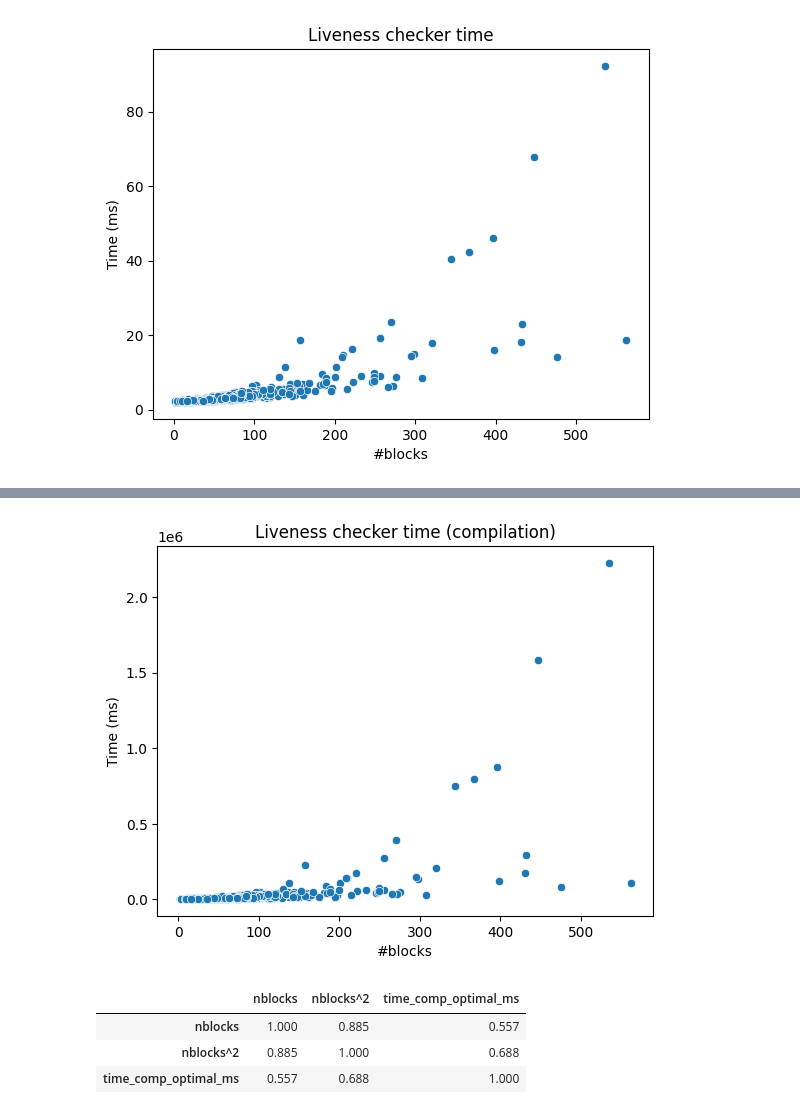
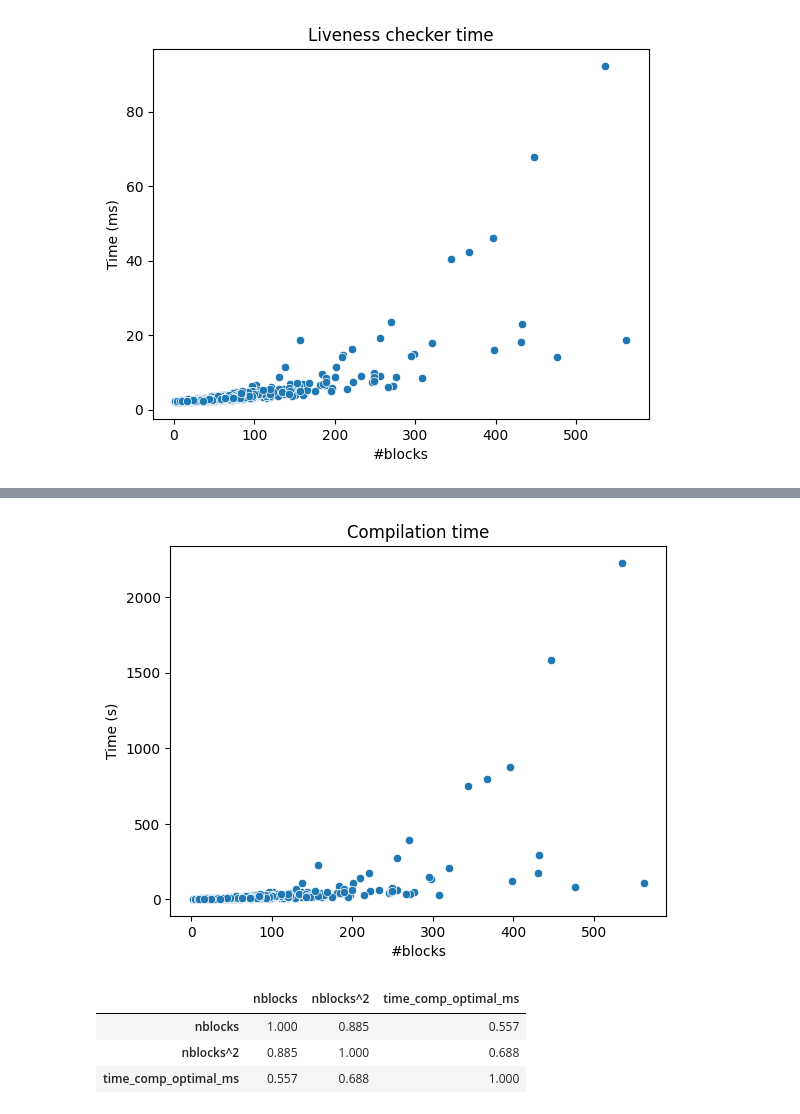
Before and after one commit to costa-group/foryu, a Jupyter notebook: benchmark/times.ipynb, the cells around one changed output, grey strips where cells are left out. Saved outputs shown, nothing was run; the diff lists cells and outputs as text; code cells hidden in the pictures.

```diff
--- a/benchmark/times.ipynb
+++ b/benchmark/times.ipynb
@@ -141,0 +188,13 @@ plt.show()
+# %%
+import seaborn as sns
+import matplotlib.pyplot as plt
+
+df["time_tr_optimal_ms"] = df["time_tr_optimal"] / 10**6
+
+sns.scatterplot(data=df, x="ninst", y="time_tr_optimal_ms")
+
+plt.xlabel("#instr")
+plt.ylabel("Time (ms)")
+plt.title("Translation JSON -> Rocq")
+plt.savefig("tr_time_instr.png", dpi=500, bbox_inches='tight')
+plt.show()
@@ -141,0 +203,13 @@ plt.show()
+# %%
+import seaborn as sns
+import matplotlib.pyplot as plt
+
+df["time_tr_optimal_ms"] = df["time_tr_optimal"] / 10**6
+
+sns.scatterplot(data=df, x="nblocks", y="time_tr_optimal_ms")
+
+plt.xlabel("#nblocks")
+plt.ylabel("Time (ms)")
+plt.title("Translation JSON -> Rocq")
+plt.savefig("tr_time_blocks.png", dpi=500, bbox_inches='tight')
+plt.show()
@@ -142,18 +218,18 @@ plt.show()
 # %%
 import seaborn as sns
 import matplotlib.pyplot as plt
 
-df["time_comp_optimal_ms"] = df["time_comp_optimal"] / 10**6
+df["time_comp_optimal_ms"] = df["time_comp_optimal"] / 10**9
 
 sns.scatterplot(data=df, x="nblocks", y="time_comp_optimal_ms")
 
 plt.xlabel("#blocks")
-plt.ylabel("Time (ms)")
-plt.title("Liveness checker time (compilation)")
+plt.ylabel("Time (s)")
+plt.title("Compilation time")
 plt.savefig("comp_blocks.png", dpi=500, bbox_inches='tight')
 plt.show()
 # %% [output]
-[figure, old version]
+[figure, new version]
 # %%
 df["nblocks^2"] = df["nblocks"] ** 2
 df[["nblocks", "nblocks^2", "time_comp_optimal_ms"]].corr()
```
Also changed, not shown: parts of 8 cells of this notebook, 6 other files.
